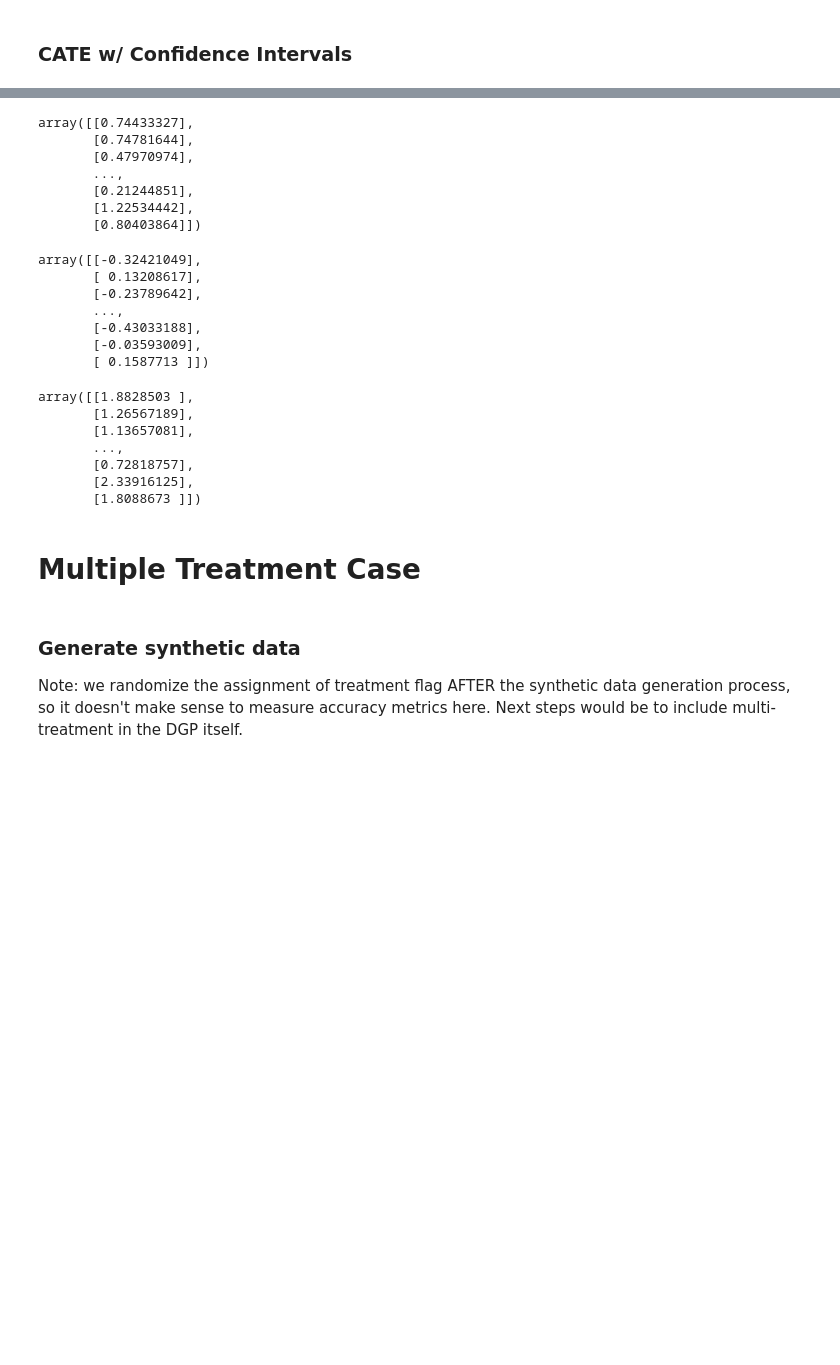
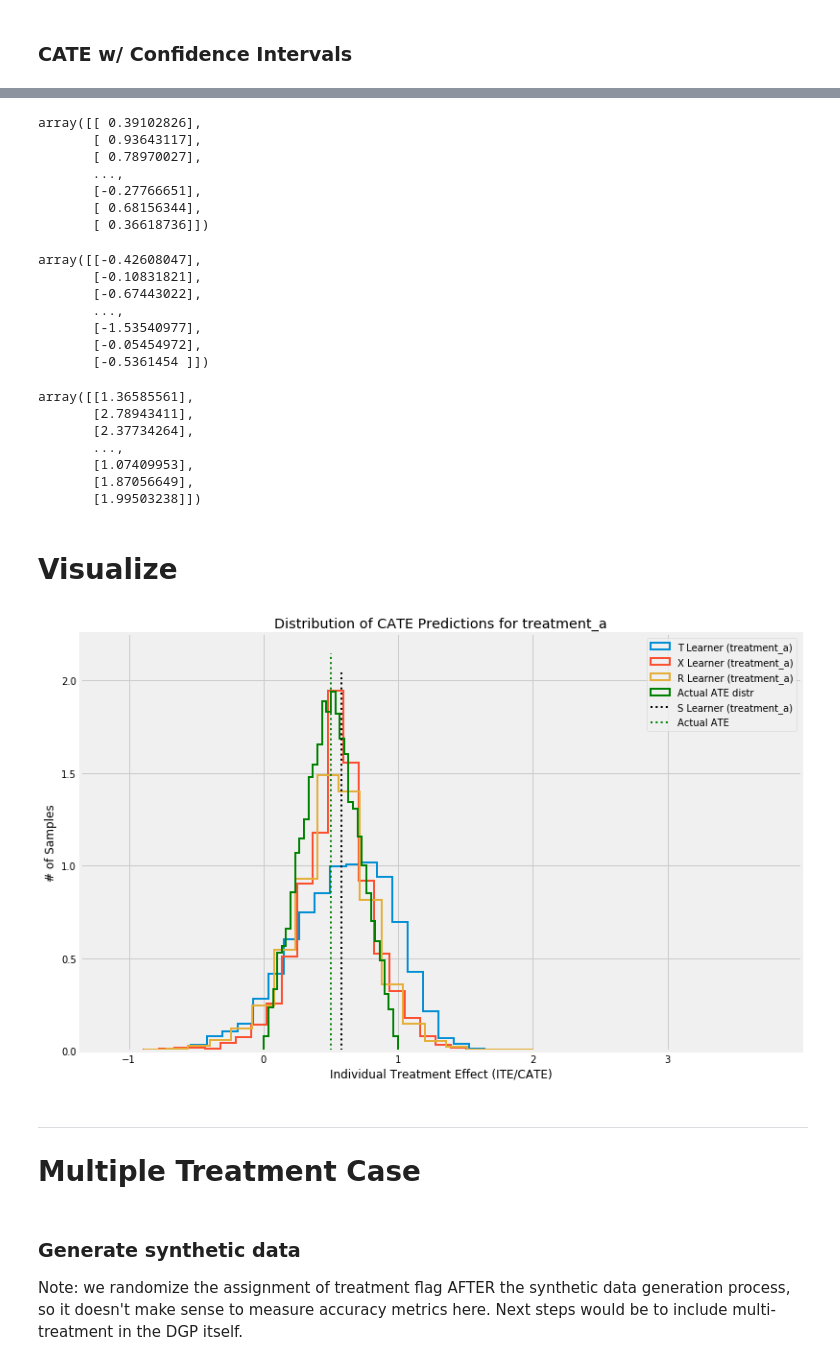
Before and after one commit to uber/causalml, a Jupyter notebook: examples/meta_learners_with_synthetic_data_multiple_treatment.ipynb, the cells around one changed output, grey strips where cells are left out. Cells and saved outputs as stored; diff of their text form; code cells hidden in the pictures; blank space fills up the shorter version.

```diff
--- a/examples/meta_learners_with_synthetic_data_multiple_treatment.ipynb
+++ b/examples/meta_learners_with_synthetic_data_multiple_treatment.ipynb
@@ -312,6 +308,6 @@ array([[0.52829111],
 # %%
 learner_x = BaseXRegressor(XGBRegressor(), control_name='control')
 cate_x, cate_x_lb, cate_x_ub = learner_x.fit_predict(X=X, p=e, treatment=treatment, y=y, return_ci=True,
-                                                     n_bootstraps=100, bootstrap_size=5000)
+                                                     n_bootstraps=100, bootstrap_size=3000)
 # %% [output]
 INFO:causalml:Error metrics for group treatment_a
@@ -399,7 +395,7 @@ array([[0.68966258],
 # %%
 learner_r = BaseRRegressor(XGBRegressor(), control_name='control')
 cate_r, cate_r_lb, cate_r_ub = learner_r.fit_predict(X=X, p=e, treatment=treatment, y=y, return_ci=True,
-                                                     n_bootstraps=100, bootstrap_size=3000)
+                                                     n_bootstraps=100, bootstrap_size=1000)
 # %% [output]
 INFO:causalml:generating out-of-fold CV outcome estimates
 INFO:causalml:training the treatment effect model for treatment_a with R-loss
@@ -415,34 +411,64 @@ INFO:causalml:90/100 bootstraps completed. (119s lapsed)
 # %%
 cate_r
 # %% [output]
-array([[0.74433327],
-       [0.74781644],
-       [0.47970974],
+array([[ 0.39102826],
+       [ 0.93643117],
+       [ 0.78970027],
        ...,
-       [0.21244851],
-       [1.22534442],
-       [0.80403864]])
+       [-0.27766651],
+       [ 0.68156344],
+       [ 0.36618736]])
 # %%
 cate_r_lb
 # %% [output]
-array([[-0.32421049],
-       [ 0.13208617],
-       [-0.23789642],
+array([[-0.42608047],
+       [-0.10831821],
+       [-0.67443022],
        ...,
-       [-0.43033188],
-       [-0.03593009],
-       [ 0.1587713 ]])
+       [-1.53540977],
+       [-0.05454972],
+       [-0.5361454 ]])
 # %%
 cate_r_ub
 # %% [output]
-array([[1.8828503 ],
-       [1.26567189],
-       [1.13657081],
+array([[1.36585561],
+       [2.78943411],
+       [2.37734264],
        ...,
-       [0.72818757],
-       [2.33916125],
-       [1.8088673 ]])
+       [1.07409953],
+       [1.87056649],
+       [1.99503238]])
+# %% [markdown]
+# Visualize
+# %%
+groups = learner_r._classes
+
+alpha = 1
+linewidth = 2
+bins = 30
+for group,idx in sorted(groups.items(), key=lambda x: x[1]):
+    plt.figure(figsize=(12,8))
+    plt.hist(cate_t[:,idx], alpha=alpha, bins=bins, label='T Learner ({})'.format(group),
+             histtype='step', linewidth=linewidth, density=True)
+    plt.hist(cate_x[:,idx], alpha=alpha, bins=bins, label='X Learner ({})'.format(group),
+             histtype='step', linewidth=linewidth, density=True)
+    plt.hist(cate_r[:,idx], alpha=alpha, bins=bins, label='R Learner ({})'.format(group),
+             histtype='step', linewidth=linewidth, density=True)
+    plt.hist(tau, alpha=alpha, bins=bins, label='Actual ATE distr',
+             histtype='step', linewidth=linewidth, color='green', density=True)
+    plt.vlines(cate_s[0,idx], 0, plt.axes().get_ylim()[1], label='S Learner ({})'.format(group),
+               linestyles='dotted', linewidth=linewidth)
+    plt.vlines(tau.mean(), 0, plt.axes().get_ylim()[1], label='Actual ATE',
+               linestyles='dotted', linewidth=linewidth, color='green')
+
+    plt.title('Distribution of CATE Predictions for {}'.format(group))
+    plt.xlabel('Individual Treatment Effect (ITE/CATE)')
+    plt.ylabel('# of Samples')
+    _=plt.legend()
+# %% [output]
+[figure, added]
 # %% [markdown]
+---
 # Multiple Treatment Case
 # %% [markdown]
 ### Generate synthetic data
```
Also changed, not shown: parts of 66 cells of this notebook.
